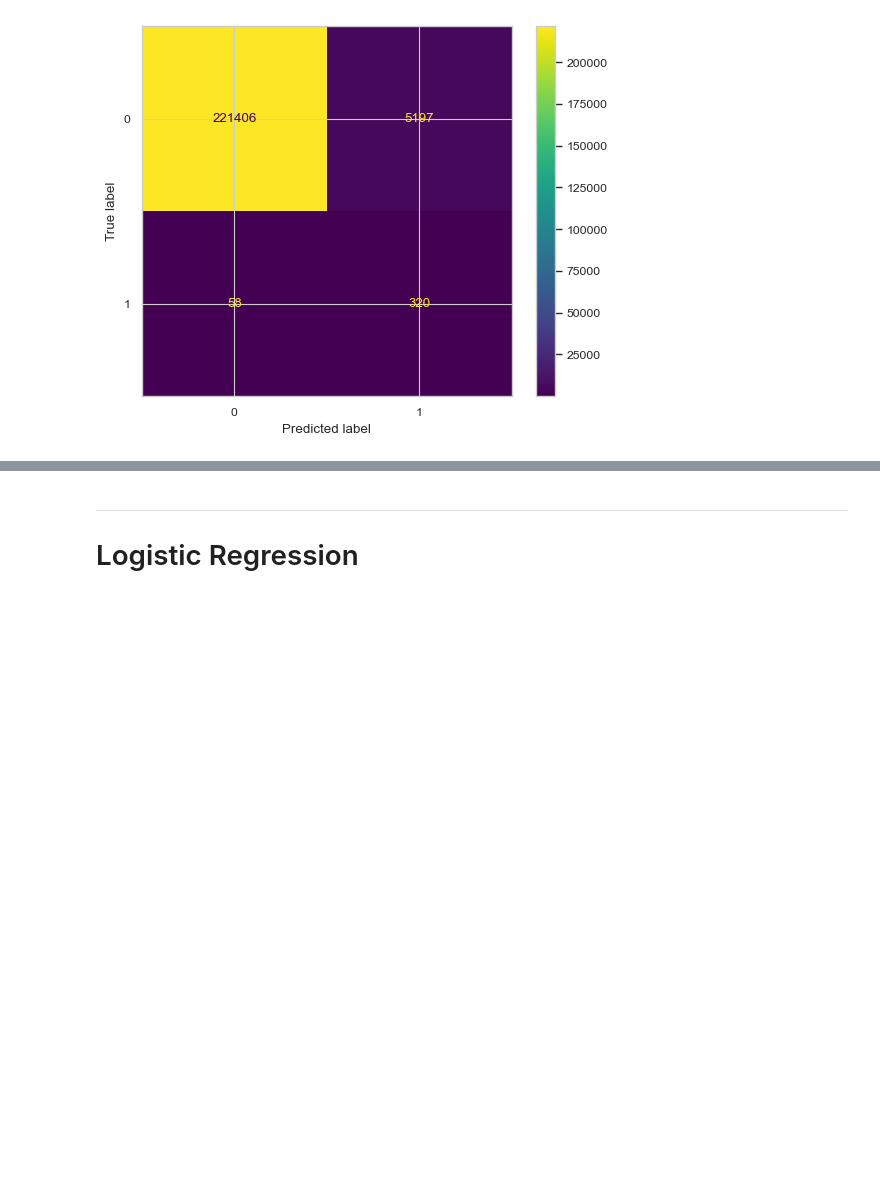
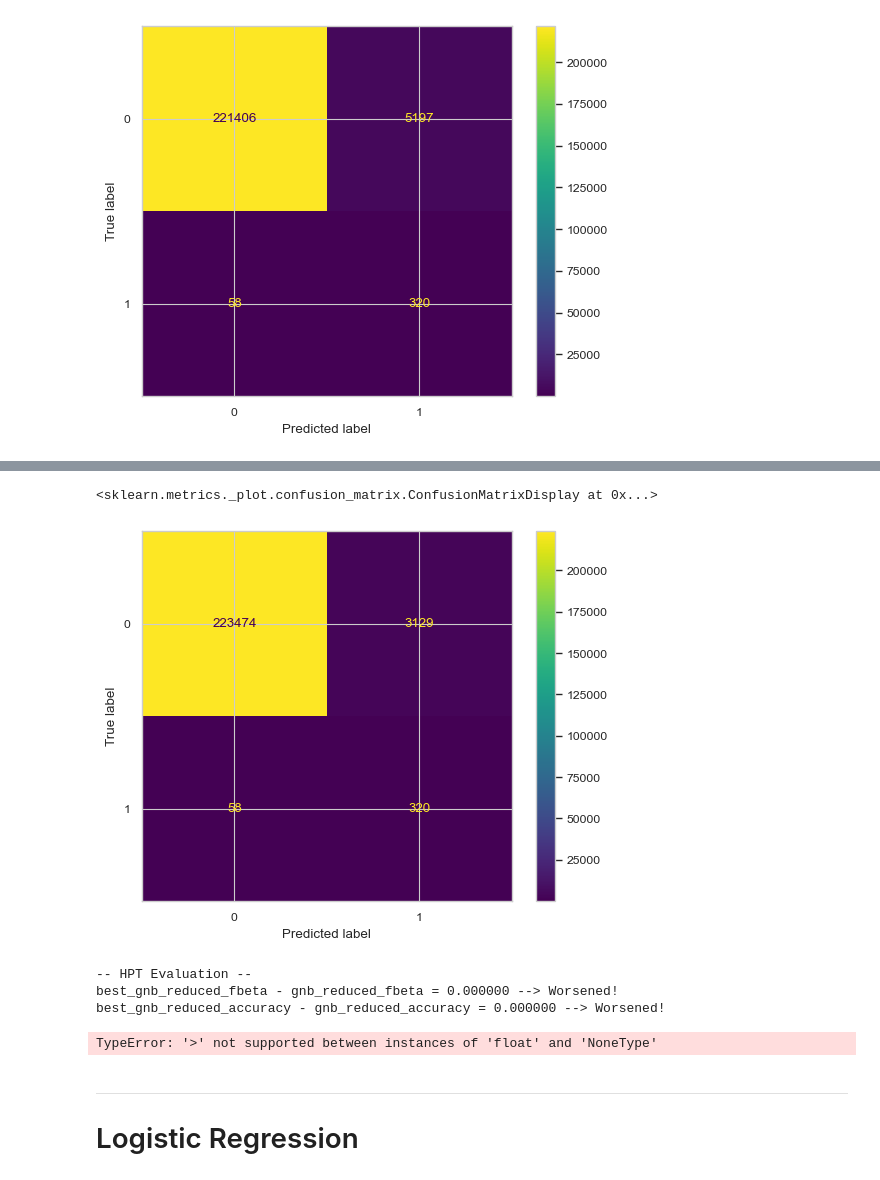
Before and after one commit to WildCodeWolf/Your-Data-Is-Mine, a Jupyter notebook: creditcard-ml.ipynb, the cells around one changed output, grey strips where cells are left out. Saved outputs shown, nothing was run; the diff lists cells and outputs as text; code cells hidden in the pictures; blank space fills up the shorter version.

Commit message:
added naive bayes hyperparameter tuning

```diff
--- a/creditcard-ml.ipynb
+++ b/creditcard-ml.ipynb
@@ -297,0 +438,15 @@ ConfusionMatrixDisplay.from_predictions(y_true, gnb_pred)
+# %%
+beta = 10
+f10_scorer = make_scorer(fbeta_score, beta=beta)
+# %%
+rel_positive = len(y[y==1]) / len(y)
+gnb_param_grid = {
+    'priors': [None, [1 - rel_positive, rel_positive]]
+}
+gnb_grid_search = GridSearchCV(
+    estimator=GaussianNB(),
+    param_grid=gnb_param_grid,
+    refit=True,
+    verbose=3,
+    scoring=f10_scorer
+).fit(X_train_reduced_scaled, y_train)
@@ -297,0 +465,11 @@ ConfusionMatrixDisplay.from_predictions(y_true, gnb_pred)
+# %%
+print('-- Training Results --')
+print(f'{gnb_grid_search.best_params_ = }')
+print(f'{gnb_grid_search.best_score_ = }\n')
+
+print('-- Testing Results --')
+best_gnb_reduced_pred = gnb_grid_search.predict(X_test_reduced_scaled)
+
+print(f'{(best_gnb_reduced_accuracy := accuracy_score(y_true, best_gnb_reduced_pred)) = }')
+print(f'{(best_gnb_reduced_fbeta := fbeta_score(y_true, best_gnb_reduced_pred, beta=beta)) = }\n')
+print(classification_report(y_true, best_gnb_reduced_pred))
@@ -298,3 +493,26 @@ ConfusionMatrixDisplay.from_predictions(y_true, gnb_pred)
+# %%
+ConfusionMatrixDisplay.from_predictions(y_true, best_gnb_reduced_pred)
+# %% [output]
+<sklearn.metrics._plot.confusion_matrix.ConfusionMatrixDisplay at 0x...>
+[figure, added]
+# %%
+print('-- HPT Evaluation --')
+print(f'{best_gnb_reduced_fbeta - gnb_reduced_fbeta = :.6f}', end='')
+print(' --> Improvement!') if best_gnb_reduced_fbeta > gnb_reduced_fbeta else print(' --> Worsened!')
+print(f'{best_gnb_reduced_accuracy - gnb_reduced_accuracy = :.6f}', end='')
+print(' --> Improvement!') if best_gnb_reduced_accuracy > gnb_reduced_accuracy else print(' --> Worsened!')
+# %% [output]
+-- HPT Evaluation --
+best_gnb_reduced_fbeta - gnb_reduced_fbeta = 0.000000 --> Worsened!
+best_gnb_reduced_accuracy - gnb_reduced_accuracy = 0.000000 --> Worsened!
+# %%
+if best_gnb_reduced_fbeta > BEST_SCORE:
+    BEST_MODEL = f'(Gaussian) Naive Bayes Classifier with Parameters\n{gnb_grid_search.best_params_}'
+    BEST_SCORE = best_gnb_reduced_fbeta
+
+print(f'{BEST_MODEL = }\n{BEST_SCORE = :.6f}')
+# %% [output]
+TypeError: '>' not supported between instances of 'float' and 'NoneType'
 # %% [markdown]
 --------------------------------------------------------------------------------
 
```
Also changed, not shown: parts of 19 cells of this notebook.
